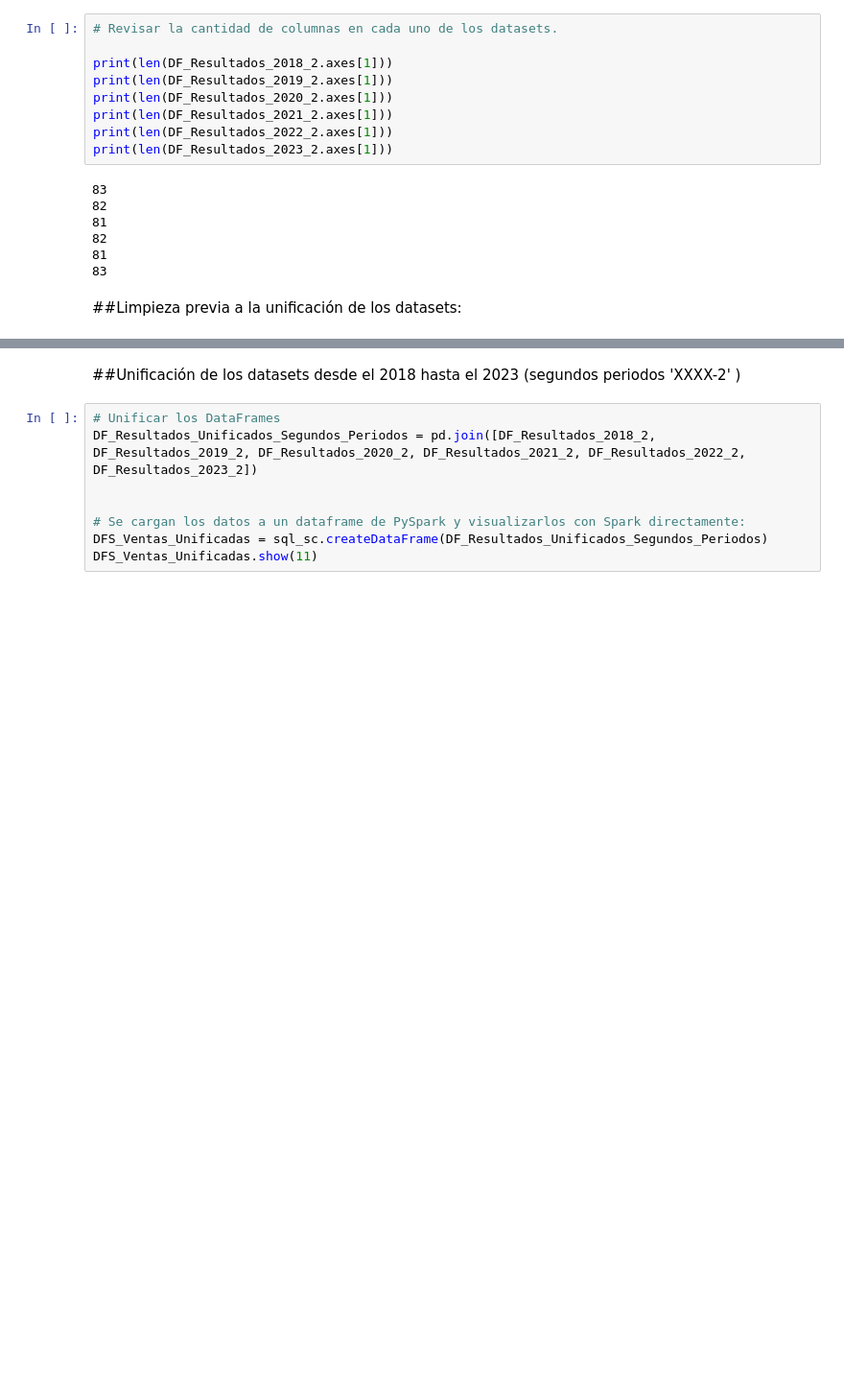
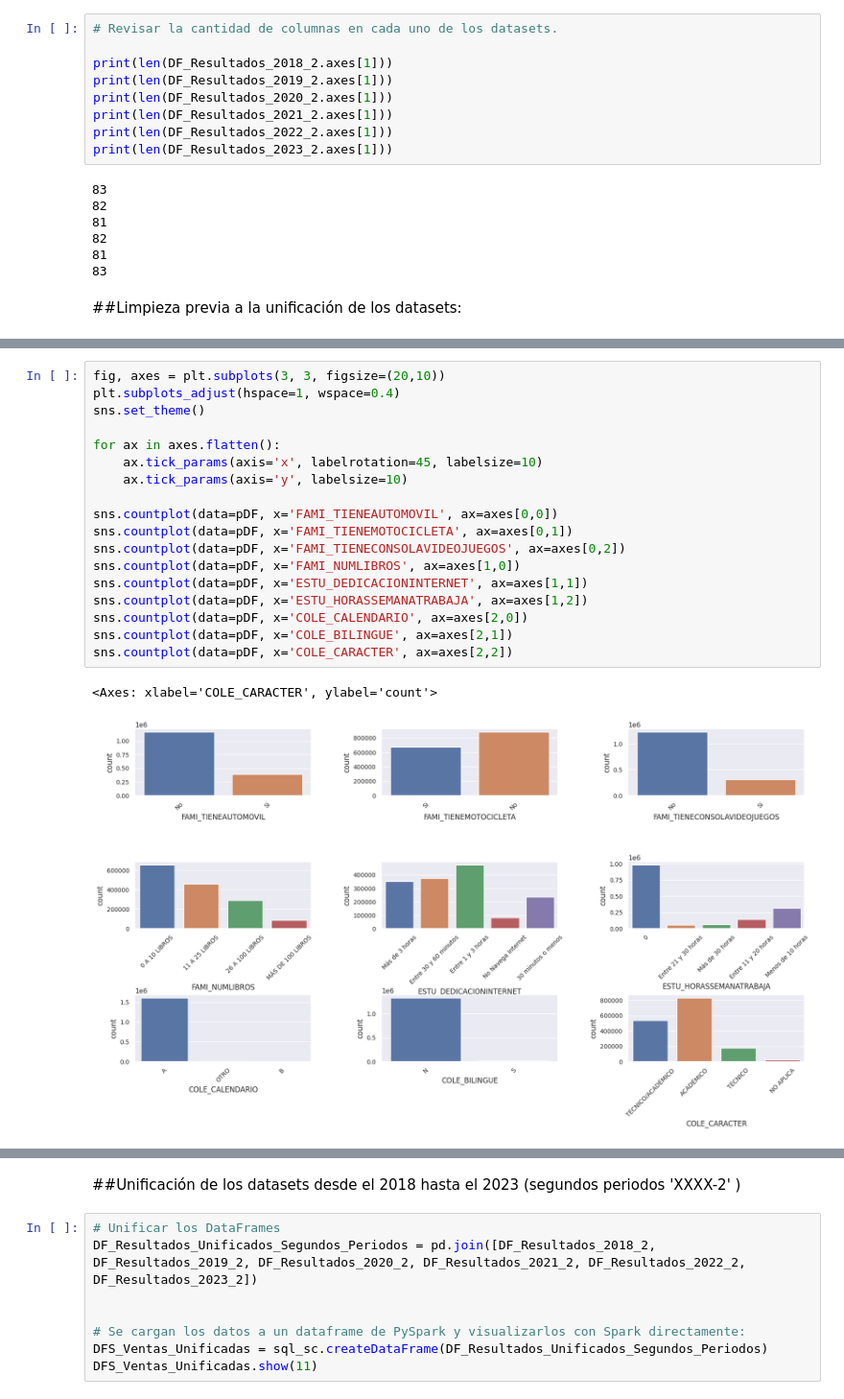
Before and after one commit to Betico1928/Parcial2---Procesamiento-de-Datos-a-Gran-Escala, a Jupyter notebook: Codigo/Parcial_2_Procesamiento_de_Datos_a_Gran_Escala.ipynb, the cells around one changed output, grey strips where cells are left out. Shown at 96% size. Cells and saved outputs as stored; diff of their text form; blank space fills up the shorter version.

```diff
--- a/Codigo/Parcial_2_Procesamiento_de_Datos_a_Gran_Escala.ipynb
+++ b/Codigo/Parcial_2_Procesamiento_de_Datos_a_Gran_Escala.ipynb
@@ -403,0 +604,21 @@ i 5 5
+# %%
+fig, axes = plt.subplots(3, 3, figsize=(20,10))
+plt.subplots_adjust(hspace=1, wspace=0.4)
+sns.set_theme()
+
+for ax in axes.flatten():
+    ax.tick_params(axis='x', labelrotation=45, labelsize=10)
+    ax.tick_params(axis='y', labelsize=10)
+
+sns.countplot(data=pDF, x='FAMI_TIENEAUTOMOVIL', ax=axes[0,0])
+sns.countplot(data=pDF, x='FAMI_TIENEMOTOCICLETA', ax=axes[0,1])
+sns.countplot(data=pDF, x='FAMI_TIENECONSOLAVIDEOJUEGOS', ax=axes[0,2])
+sns.countplot(data=pDF, x='FAMI_NUMLIBROS', ax=axes[1,0])
+sns.countplot(data=pDF, x='ESTU_DEDICACIONINTERNET', ax=axes[1,1])
+sns.countplot(data=pDF, x='ESTU_HORASSEMANATRABAJA', ax=axes[1,2])
+sns.countplot(data=pDF, x='COLE_CALENDARIO', ax=axes[2,0])
+sns.countplot(data=pDF, x='COLE_BILINGUE', ax=axes[2,1])
+sns.countplot(data=pDF, x='COLE_CARACTER', ax=axes[2,2])
+# %% [output]
+<Axes: xlabel='COLE_CARACTER', ylabel='count'>
+[figure, added]
```
Also changed, not shown: parts of 42 cells of this notebook.
